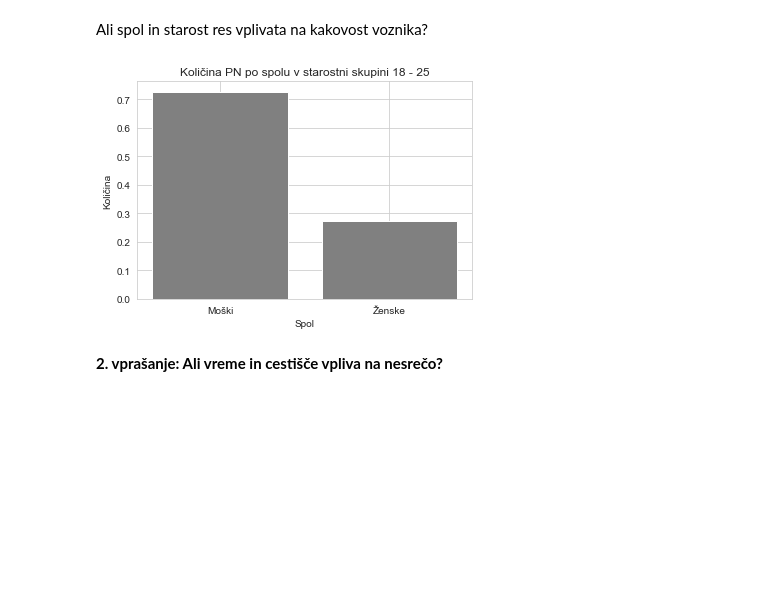
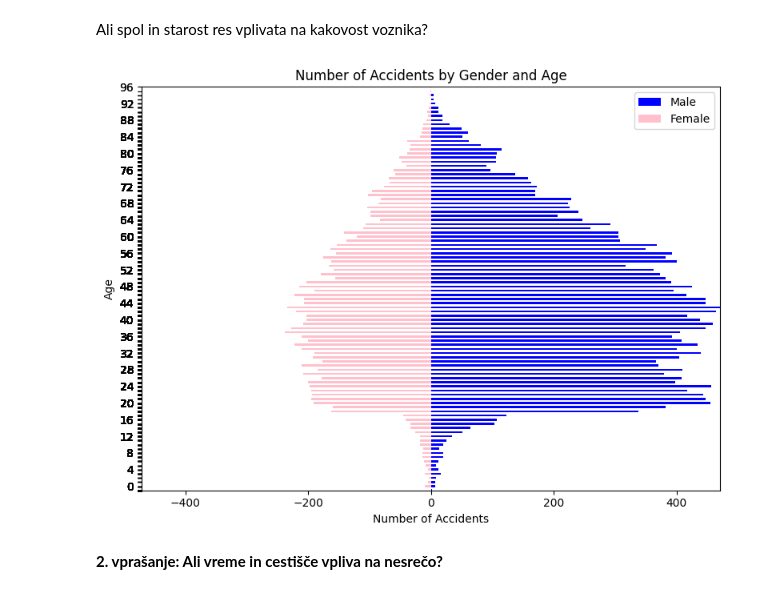
Before and after one commit to TilenS2002/PR22NPJINBMCTS, a Jupyter notebook: Untitled.ipynb, the cells around one changed output. Cells and saved outputs as stored; diff of their text form; code cells hidden in the pictures; blank space fills up the shorter version.

```diff
--- a/Untitled.ipynb
+++ b/Untitled.ipynb
@@ -184,19 +184,54 @@ plt.show()
 # %% [markdown]
 Ali spol in starost res vplivata na kakovost voznika?
 # %%
-M18_25 = e_18_25[e_18_25['Spol'].str.contains('MOŠKI')].count()
-Z18_25 = e_18_25[e_18_25['Spol'].str.contains('ŽENSKI')].count()
+import pandas as pd
+import matplotlib.pyplot as plt
 
-mzPN = [M18_25['Spol'] / len(e_18_25), Z18_25['Spol'] / len(e_18_25)]
-listic = ["Moški", "Ženske"]
+# Load the relevant data from Osebe.csv
 
-plt.bar(listic, mzPN, color='grey')
-plt.title('Količina PN po spolu v starostni skupini 18 - 25')
-plt.xlabel('Spol')
-plt.ylabel('Količina')
+
+# Select the relevant columns for analysis (Spol: gender, Starost: age)
+data = osebe[['Spol', 'Starost']]
+
+# Group the data by gender and age and calculate the count of accidents for each group
+gender_age_analysis = data.groupby(['Spol', 'Starost']).size().reset_index(name='AccidentCount')
+
+# Separate the data for males and females
+males = gender_age_analysis[gender_age_analysis['Spol'] == 'MOŠKI']
+females = gender_age_analysis[gender_age_analysis['Spol'] == 'ŽENSKI']
+
+# Sort the data by age in descending order
+males = males.sort_values('Starost', ascending=False)
+females = females.sort_values('Starost', ascending=False)
+
+# Create a pyramid plot
+fig, ax = plt.subplots(figsize=(8, 6))
+
+# Plot the male data on the left side
+ax.barh(males['Starost'], males['AccidentCount'], color='blue', align='center', height=0.5, label='Male')
+
+# Plot the female data on the right side (invert the x-values)
+ax.barh(females['Starost'], -females['AccidentCount'], color='pink', align='center', height=0.5, label='Female')
+
+# Set the y-axis label and limits
+ax.set_ylabel('Age')
+ax.set_ylim(min(data['Starost']), max(data['Starost']))
+ax.set_yticks(data['Starost'])
+ax.set_yticklabels(['' if i % 4 != 0 else str(i) for i in data['Starost']])  # Show every 5th label
+
+# Set the x-axis label and limits
+ax.set_xlabel('Number of Accidents')
+ax.set_xlim(-max(gender_age_analysis['AccidentCount']), max(gender_age_analysis['AccidentCount']))
+
+# Title and legend
+ax.set_title('Number of Accidents by Gender and Age')
+ax.legend()
+
+# Display the pyramid chart
+plt.tight_layout()
 plt.show()
 # %% [output]
-[figure, old version]
+[figure, new version]
 # %% [markdown]
 **2. vprašanje: Ali vreme in cestišče vpliva na nesrečo?**
 # %% [markdown]
```
Also changed, not shown: parts of 1 cell of this notebook.
